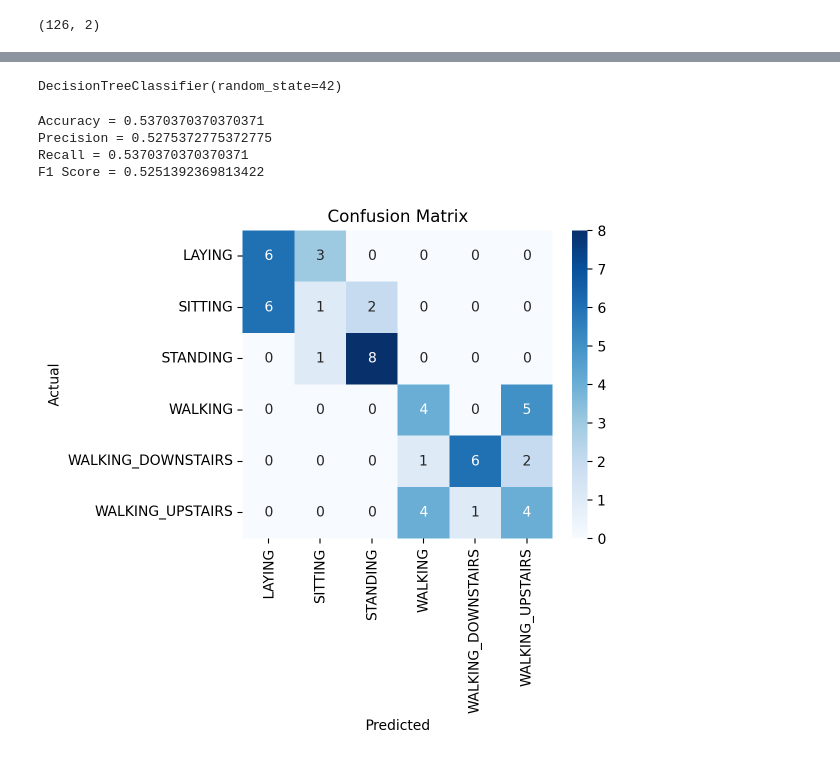
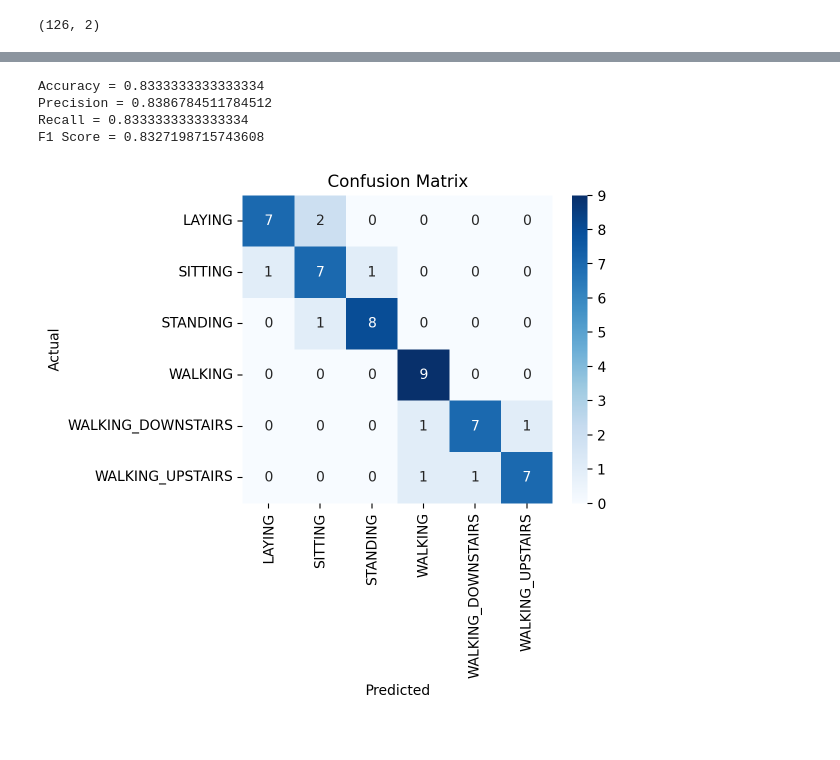
Before and after one commit to HarshilShah1804/ES335_Assignment1, a Jupyter notebook: HAR/HAR.ipynb, the cells around one changed output, grey strips where cells are left out. Saved outputs shown, nothing was run; the diff lists cells and outputs as text; code cells hidden in the pictures.

```diff
--- a/HAR/HAR.ipynb
+++ b/HAR/HAR.ipynb
@@ -117,12 +122,12 @@ from tsfel.feature_extraction.features import calc_var, pk_pk_distance, entropy,
 # %%
 def extract_features(data):
     tsfel_features=[]
-    for i in range(data.shape[0]):
-        var_total = calc_var(data[i])
-        pk_dist_total = pk_pk_distance(data[i])
-        mean_diff_total = mean_diff(data[i])
-        rms_total = rms(data[i])
-        mean_total = calc_mean(data[i])
-        mean_abs_deviation_total = mean_abs_deviation(data[i])
-        tsfel_features.append([mean_abs_deviation_total, rms_total, mean_diff_total, pk_dist_total,var_total])
-    return np.array(tsfel_features)
+    for i in range(len(data)):
+        mean = calc_mean(data[i])
+        var = calc_var(data[i])
+        dist = pk_pk_distance(data[i])
+        mad = mean_abs_deviation(data[i])
+        corr = autocorr(data[i])
+        auc_ = auc(data[i],50)
+        tsfel_features.append([mean,var,dist,mad,corr,auc_])
+    return tsfel_features
@@ -133,0 +134,3 @@ print(tsfel_features.shape)
+# %%
+tsfel_features_train=np.array(extract_features(total_acceleration))
+tsfel_features_test=np.array(extract_features(total_acceleration_test))
@@ -134,8 +143,8 @@ print(tsfel_features.shape)
 # %%
 from sklearn.decomposition import PCA
 pca = PCA(n_components=2, random_state=42)
-pca.fit(tsfel_features)
-tsfel_pca_data = pca.transform(tsfel_features)
+pca.fit(tsfel_features_train)
+tsfel_pca_data = pca.transform(tsfel_features_train)
 tsfel_pca_data.shape
 # %% [output]
 (126, 2)
@@ -179,29 +184,22 @@ F1 Score = 0.48378979122013177
-# %%
-tsfel_tree = DecisionTreeClassifier(random_state=42)
-tsfel_tree.fit(tsfel_pca_data,y_train)
-# %% [output]
-DecisionTreeClassifier(random_state=42)
 # %%
-tsfel_features_test = extract_features(total_acceleration_test)
-pca = PCA(n_components=2, random_state=42)
-pca.fit(tsfel_features)
-tsfel_pca_data_test = pca.transform(tsfel_features_test)
-y_pred = tsfel_tree.predict(tsfel_pca_data_test)
+tsfel_tree = DecisionTreeClassifier()
+tsfel_tree.fit(tsfel_features_train,y_train)
+y_pred = tsfel_tree.predict(tsfel_features_test)
 print(f"Accuracy = {accuracy_score(y_test,y_pred)}")
 print(f"Precision = {precision_score(y_test,y_pred,average='weighted')}")
 print(f"Recall = {recall_score(y_test,y_pred,average='weighted')}")
 print(f"F1 Score = {f1_score(y_test,y_pred,average='weighted')}")
 cm = confusion_matrix(y_test,y_pred)
 
 plt.figure(figsize=(5, 4))
 sns.heatmap(cm, annot=True, xticklabels=activities, yticklabels=activities, cmap='Blues')
 plt.title('Confusion Matrix')
 plt.xlabel('Predicted')
 plt.ylabel('Actual')
 plt.show()
 # %% [output]
-Accuracy = 0.5370370370370371
-Precision = 0.5275372775372775
-Recall = 0.5370370370370371
-F1 Score = 0.5251392369813422
+Accuracy = 0.8333333333333334
+Precision = 0.8386784511784512
+Recall = 0.8333333333333334
+F1 Score = 0.8327198715743608
-[figure, old version]
+[figure, new version]
```
Also changed, not shown: parts of 7 cells of this notebook, 3 other files.
